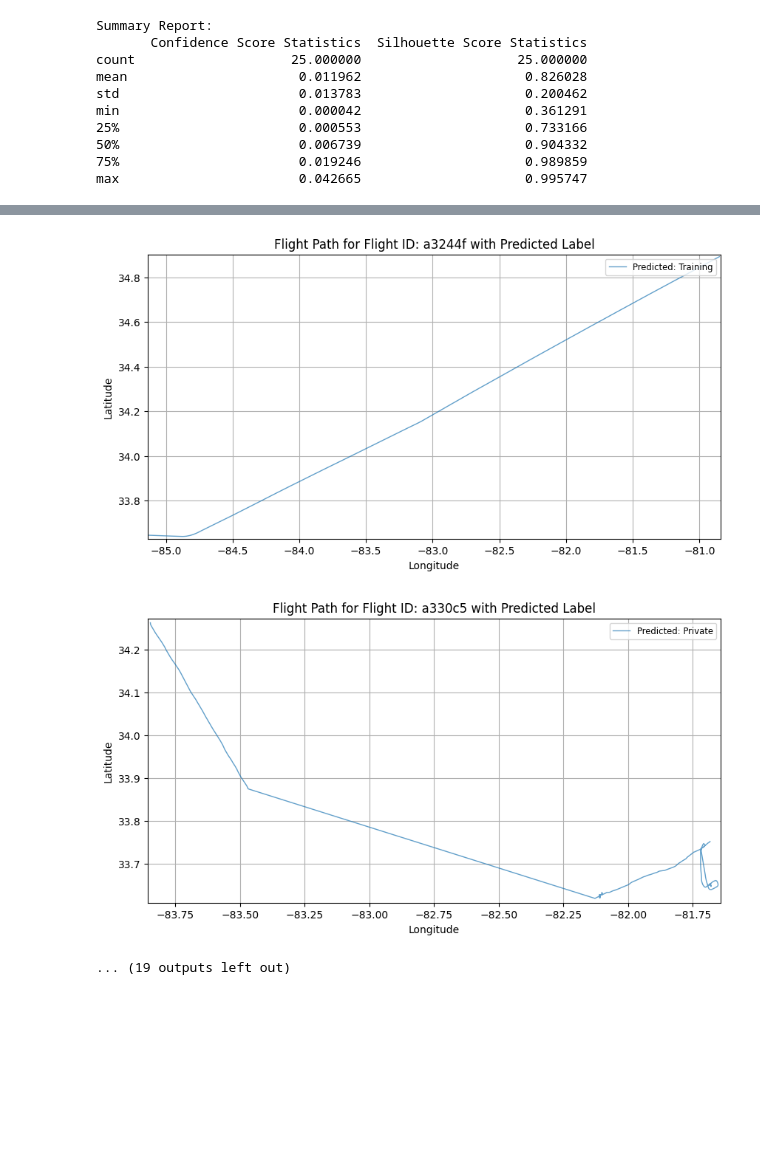
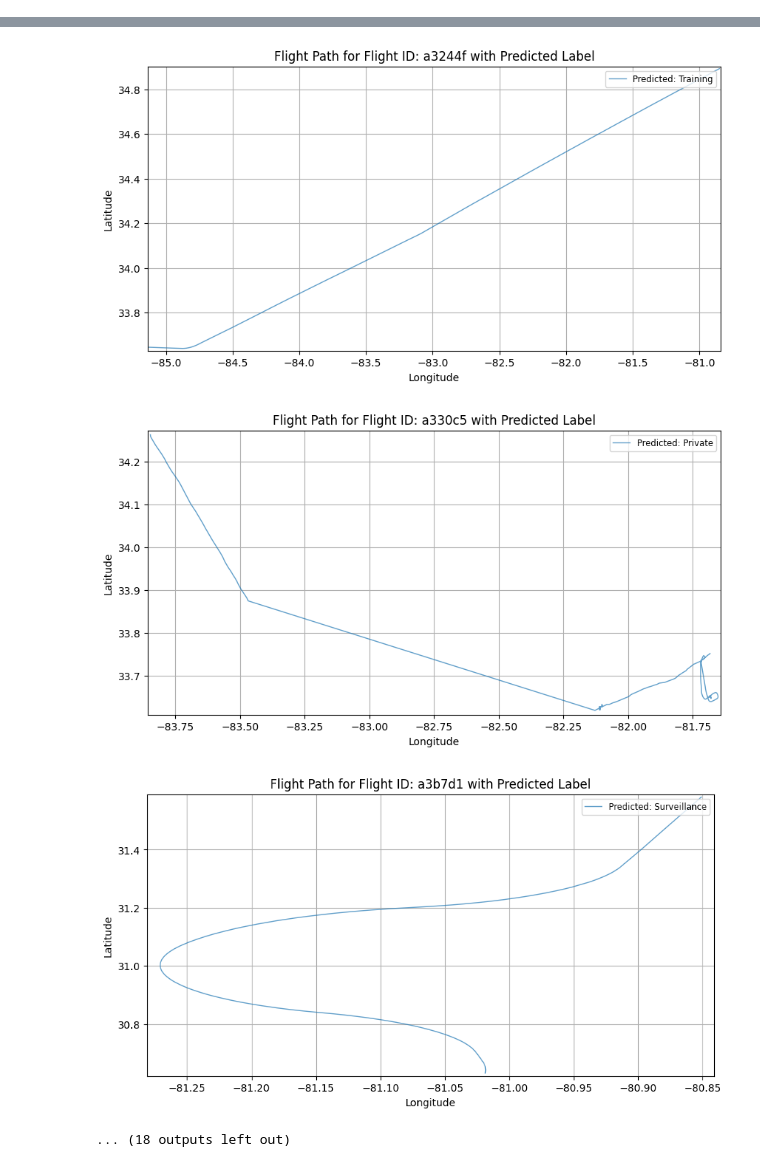
Before and after one commit to JewelsHovan/Aviation-Milestone2-Project, a Jupyter notebook: enid/flight_classification/flight_classification.ipynb, the cells around one changed output, grey strips where cells are left out. Cells and saved outputs as stored; diff of their text form; code cells hidden in the pictures; blank space fills up the shorter version.

Commit message:
Final commit. Code cleaned up, not used files removed. added in some data in a csv extracted from the parquet files for the final submission.

```diff
--- a/enid/flight_classification/flight_classification.ipynb
+++ b/enid/flight_classification/flight_classification.ipynb
@@ -262,8 +114,12 @@ def generate_ari_score(data):
+# %%
+def load_open_sky_data():
+
+    return pd.read_csv('open_sky_data/25_random_state_vectors.csv')
 # %%
 #Unspervised Learning #1 using DTW to label unlabled flight paths by matching paths to
 
 # Load Flight Data
-data = load_parquet_data('C:\\Users\\mitch\\Downloads\\enid_data\\enid_data\\processed_state_vectors_chunk_1.parquet')
+data = load_open_sky_data()
 
 # Label the flight paths using the 4D distance method
 def label_flight_paths(data):
@@ -271,29 +127,20 @@ def label_flight_paths(data):
 
     # Iterate over each flight_id and corresponding data
     for flight_id, flight_data in data.groupby('flight_id'):
-        # Extract lat, long, altitude, and speed data for classification
+
         flight_path = flight_data[['lat', 'long', 'altitude', 'speed']].values.tolist()
 
         # Classify the flight using the DTW-based matching function
         best_match, match_results, confidence_score, silhouette_scores = match_flight_to_prototypes(flight_path)
 
-        # Append the results for each flight
+
         labels.append((flight_id, best_match, match_results, confidence_score, silhouette_scores))
 
-    # Return a DataFrame with the flight_id, assigned label, match results, confidence score, and silhouette scores
+
     return pd.DataFrame(labels, columns=['flight_id', 'label', 'match_results', 'confidence_score', 'silhouette_scores'])
 
 def generate_flight_classification_report(paths, report_filename='flight_classification_report.csv'):
-    """
-    Generates a report for the flight classification results.
 
-    Parameters:
-    - paths (DataFrame): DataFrame containing columns ['flight_id', 'label', 'match_results', 'confidence_score', 'silhouette_scores']
-    - report_filename (str): The filename to save the summary report as a CSV file. Default is 'flight_classification_report.csv'.
-
-    Returns:
-    - report_df (DataFrame): Summary statistics for the report.
-    """
 
     # Ensure silhouette_scores are numeric (if not, extract meaningful values)
     if paths['silhouette_scores'].apply(lambda x: isinstance(x, dict)).any():
@@ -303,22 +150,21 @@ def generate_flight_classification_report(paths, report_filename='flight_classif
     # Ensure numeric values in silhouette_scores
     paths['silhouette_scores'] = pd.to_numeric(paths['silhouette_scores'], errors='coerce')
 
-    # 1. Summary of Flight Labels
+
     label_counts = paths['label'].value_counts()
-    # print("Flight Label Counts:")
-    # print(label_counts)
 
-    # 2. Confidence Score Distribution
+
+
     confidence_stats = paths['confidence_score'].describe()
     print("\nConfidence Score Statistics:")
     print(confidence_stats)
 
-    # 3. Silhouette Score Distribution
+
     silhouette_stats = paths['silhouette_scores'].describe()
     print("\nSilhouette Score Statistics:")
     print(silhouette_stats)
 
-    # 4. Visualize Confidence Score Distribution
+
     plt.figure(figsize=(10, 6))
     plt.hist(paths['confidence_score'], bins=20, edgecolor='k', color='skyblue')
     plt.title('Confidence Score Distribution')
@@ -326,7 +172,7 @@ def generate_flight_classification_report(paths, report_filename='flight_classif
     plt.ylabel('Frequency')
     plt.show()
 
-    # 5. Visualize Silhouette Score Distribution
+
     plt.figure(figsize=(10, 6))
     plt.hist(paths['silhouette_scores'], bins=20, edgecolor='k', color='lightgreen')
     plt.title('Silhouette Score Distribution')
@@ -334,7 +180,7 @@ def generate_flight_classification_report(paths, report_filename='flight_classif
     plt.ylabel('Frequency')
     plt.show()
 
-    # 6. Flight Label Distribution (Bar Chart)
+
     plt.figure(figsize=(10, 6))
     label_counts.plot(kind='bar', color='lightcoral')
     plt.title('Flight Type Distribution')
@@ -343,7 +189,7 @@ def generate_flight_classification_report(paths, report_filename='flight_classif
     plt.xticks(rotation=45)
     plt.show()
 
-    # 7. Generate summary report
+
     report = {
         'Confidence Score Statistics': confidence_stats,
         'Silhouette Score Statistics': silhouette_stats
@@ -354,12 +200,6 @@ def generate_flight_classification_report(paths, report_filename='flight_classif
     print("\nSummary Report:")
     print(report_df)
 
-    # # Save the report as a CSV
-    # report_df.to_csv(report_filename)
-    # print(f"\nReport saved as {report_filename}")
-
-    # return report_df
-
 
 paths = label_flight_paths(data)
 
@@ -399,13 +229,3 @@ Name: silhouette_scores, dtype: float64
 [figure]
 [figure]
 [figure]
-Summary Report:
-       Confidence Score Statistics  Silhouette Score Statistics
-count                    25.000000                    25.000000
-mean                      0.011962                     0.826028
-std                       0.013783                     0.200462
-min                       0.000042                     0.361291
-25%                       0.000553                     0.733166
-50%                       0.006739                     0.904332
-75%                       0.019246                     0.989859
-max                       0.042665                     0.995747
@@ -412,10 +242,11 @@ max                       0.042665                     0.995747
 [figure]
 [figure]
 [figure]
 [figure]
 [figure]
 [figure]
-... (19 outputs left out)
+[figure, added]
+... (18 outputs left out)
 # %%
 #unsupervised 2 Pca and Kmeans
 
```
Also changed, not shown: parts of 7 cells of this notebook, 7 other files.
